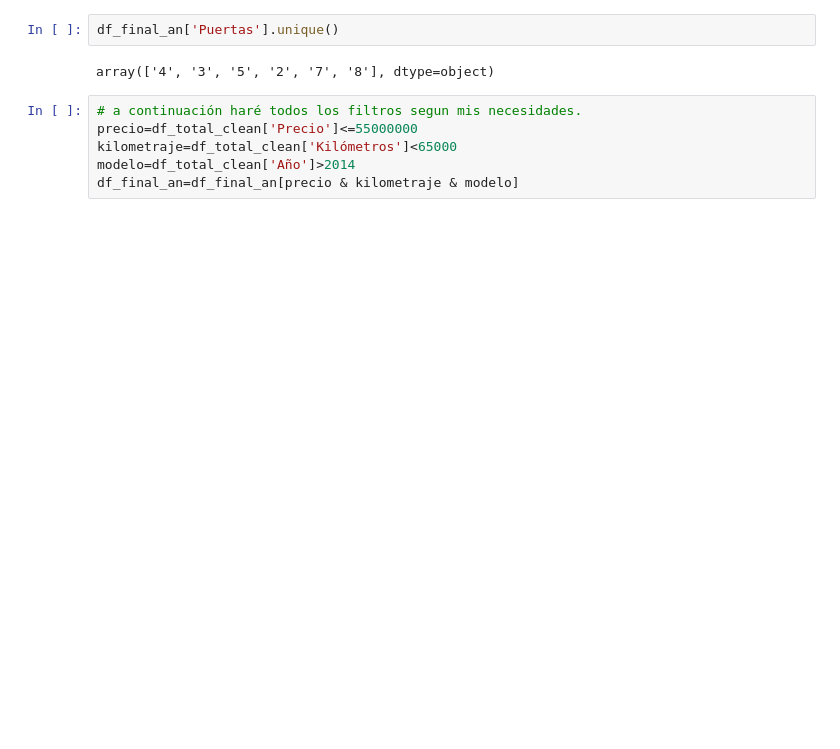
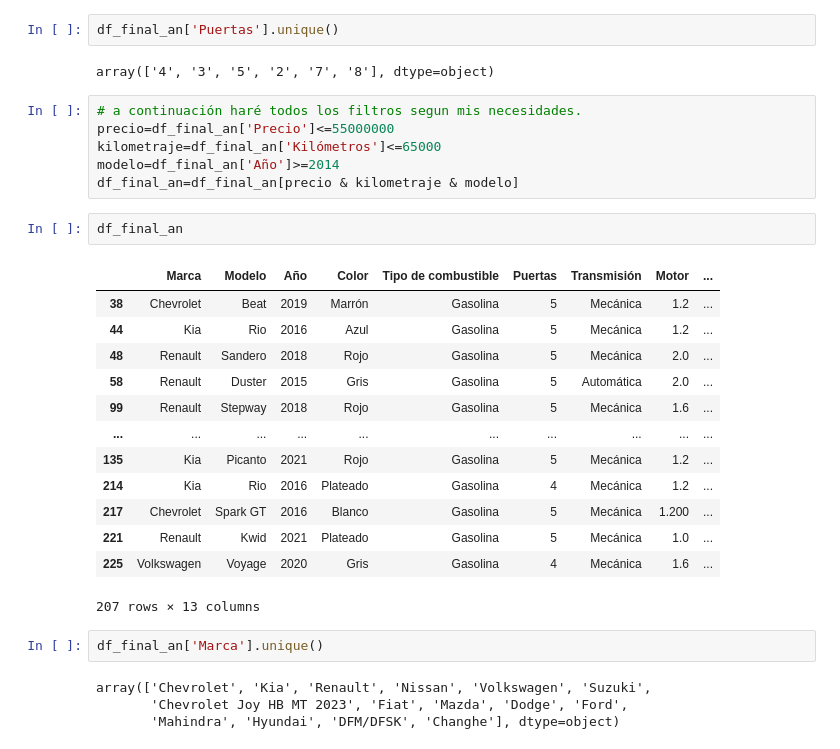
Before and after one commit to diegogonzalezc/meli_cars_scraper, a Jupyter notebook: data_analize.ipynb, the cells around one changed output. Cells and saved outputs as stored; diff of their text form; blank space fills up the shorter version.

```diff
--- a/data_analize.ipynb
+++ b/data_analize.ipynb
@@ -115,7 +112,29 @@ df_final_an['Puertas'].unique()
 array(['4', '3', '5', '2', '7', '8'], dtype=object)
 # %%
 # a continuación haré todos los filtros segun mis necesidades.
-precio=df_total_clean['Precio']<=55000000
-kilometraje=df_total_clean['Kilómetros']<65000
-modelo=df_total_clean['Año']>2014
+precio=df_final_an['Precio']<=55000000
+kilometraje=df_final_an['Kilómetros']<=65000
+modelo=df_final_an['Año']>=2014
 df_final_an=df_final_an[precio & kilometraje & modelo]
+# %%
+df_final_an
+# %% [output]
+|  | Marca | Modelo | Año | Color | Tipo de combustible | Puertas | Transmisión | Motor | ... |
+| 38 | Chevrolet | Beat | 2019 | Marrón | Gasolina | 5 | Mecánica | 1.2 | ... |
+| 44 | Kia | Rio | 2016 | Azul | Gasolina | 5 | Mecánica | 1.2 | ... |
+| 48 | Renault | Sandero | 2018 | Rojo | Gasolina | 5 | Mecánica | 2.0 | ... |
+| 58 | Renault | Duster | 2015 | Gris | Gasolina | 5 | Automática | 2.0 | ... |
+| 99 | Renault | Stepway | 2018 | Rojo | Gasolina | 5 | Mecánica | 1.6 | ... |
+| ... | ... | ... | ... | ... | ... | ... | ... | ... | ... |
+| 135 | Kia | Picanto | 2021 | Rojo | Gasolina | 5 | Mecánica | 1.2 | ... |
+| 214 | Kia | Rio | 2016 | Plateado | Gasolina | 4 | Mecánica | 1.2 | ... |
+| 217 | Chevrolet | Spark GT | 2016 | Blanco | Gasolina | 5 | Mecánica | 1.200 | ... |
+| 221 | Renault | Kwid | 2021 | Plateado | Gasolina | 5 | Mecánica | 1.0 | ... |
+| 225 | Volkswagen | Voyage | 2020 | Gris | Gasolina | 4 | Mecánica | 1.6 | ... |
+207 rows × 13 columns
+# %%
+df_final_an['Marca'].unique()
+# %% [output]
+array(['Chevrolet', 'Kia', 'Renault', 'Nissan', 'Volkswagen', 'Suzuki',
+       'Chevrolet Joy HB MT 2023', 'Fiat', 'Mazda', 'Dodge', 'Ford',
+       'Mahindra', 'Hyundai', 'DFM/DFSK', 'Changhe'], dtype=object)
```
Also changed, not shown: parts of 25 cells of this notebook.
